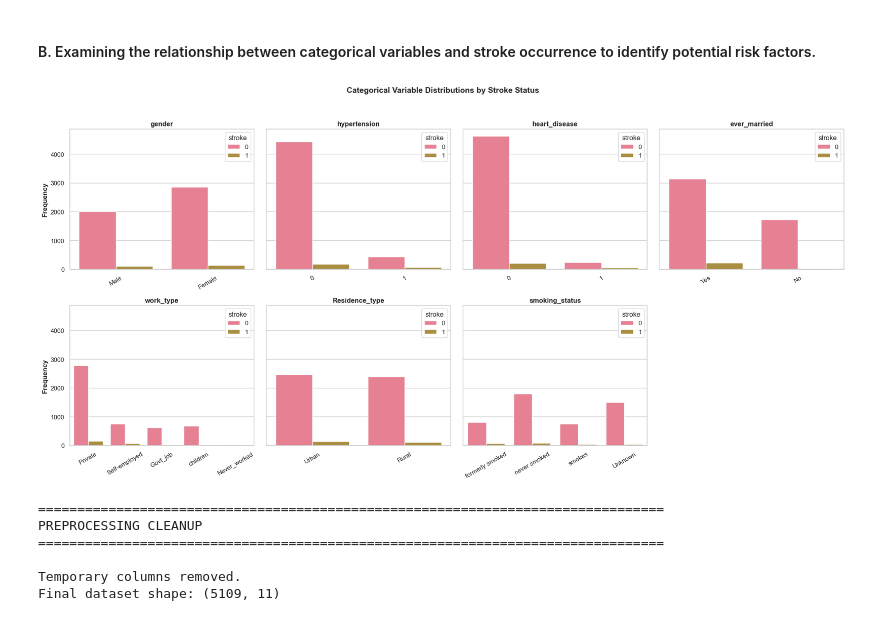
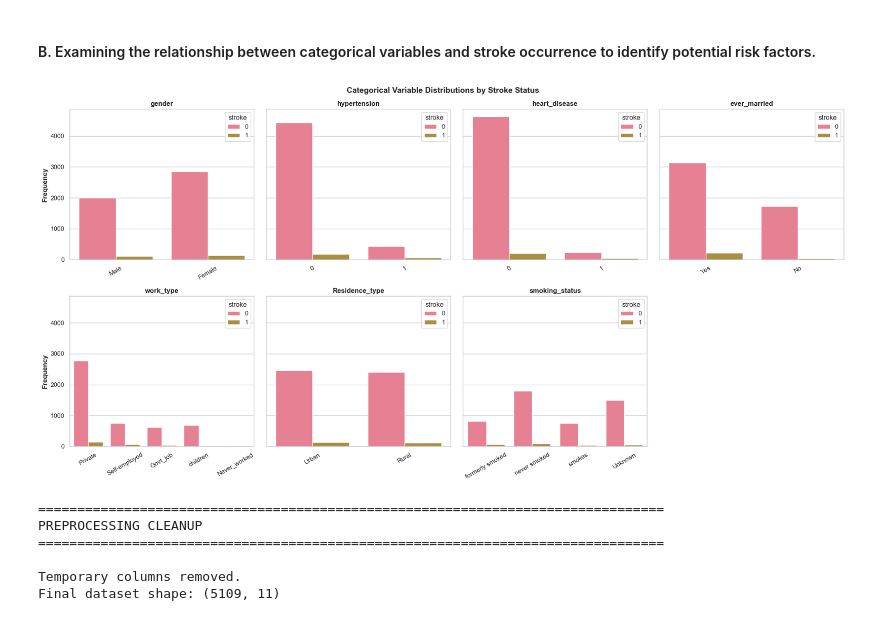
Before and after one commit to Lillian-Elek-Data/ML-with-Python, a Jupyter notebook: Stroke Prediction - Logistic Regression/Stroke Prediction - Logistic Regression.ipynb, the cells around one changed output. Cells and saved outputs as stored; diff of their text form; code cells hidden in the pictures.

```diff
--- a/Stroke Prediction - Logistic Regression/Stroke Prediction - Logistic Regression.ipynb
+++ b/Stroke Prediction - Logistic Regression/Stroke Prediction - Logistic Regression.ipynb
@@ -416,35 +416,35 @@ sns.set(style='whitegrid', palette='husl')
 
 n_cols = 4
 n_rows = math.ceil(len(categorical_cols) / n_cols)
 fig, axes = plt.subplots(
     n_rows,
     n_cols,
     figsize=(5 * n_cols, 5 * n_rows),
     sharey=True)
 
 axes = axes.flatten()
 
 for i, cat_var in enumerate(categorical_cols):
     sns.countplot(
         data=df_preprocessed,
         x=cat_var,
         hue='stroke',
         ax=axes[i])
 
     axes[i].set_title(cat_var, fontsize=12, weight='bold')
     axes[i].set_xlabel('')
     axes[i].set_ylabel('Frequency', weight='bold')
     axes[i].tick_params(axis='x', rotation=30)
 
 # Remove unused subplots
 for j in range(i + 1, len(axes)):
     fig.delaxes(axes[j])
 
 fig.suptitle('Categorical Variable Distributions by Stroke Status', fontsize=14, weight='bold')
-plt.tight_layout(rect=[0, 0, 1, 0.95])
+plt.tight_layout()
 plt.show()
 # %% [output]
-[figure, old version]
+[figure, new version]
 # %%
 # Clean up temporary grouping columns
 df_preprocessed = df_preprocessed.drop(columns=['age_group','glucose_group'], axis=1)
```
Also changed, not shown: parts of 2 cells of this notebook.
